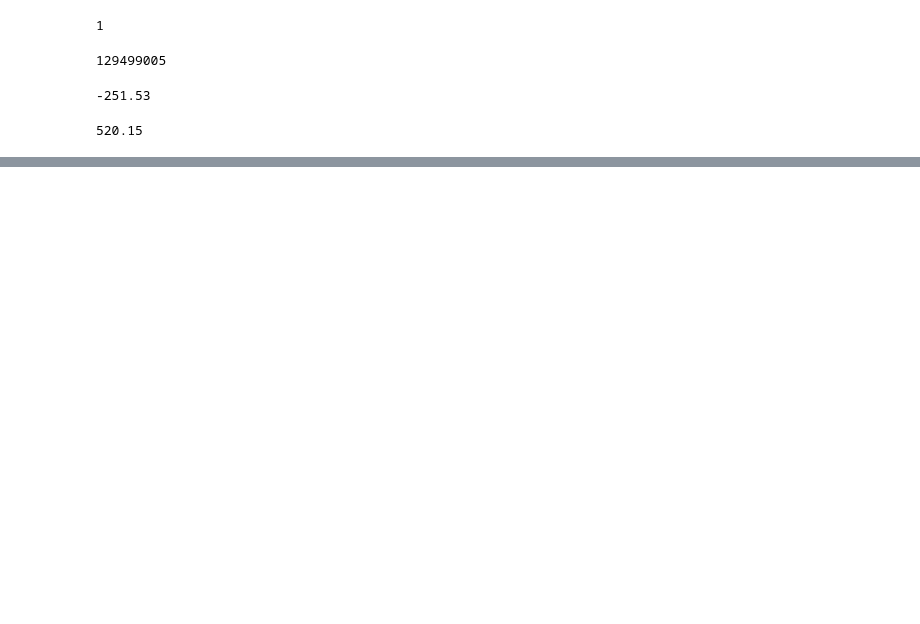
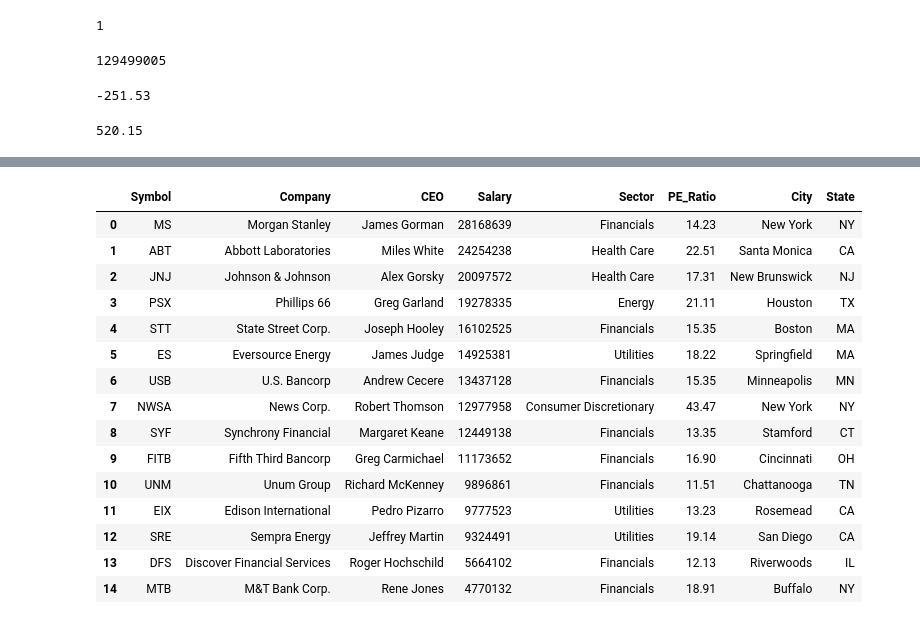
Before and after one commit to yujinie-choi/data_project_one, a Jupyter notebook: salary2.ipynb, the cells around one changed output, grey strips where cells are left out. Saved outputs shown, nothing was run; the diff lists cells and outputs as text; code cells hidden in the pictures; blank space fills up the shorter version.

Commit message:
Adding data on math employees, State popln, Corp HQs, updating pythin file

```diff
--- a/salary2.ipynb
+++ b/salary2.ipynb
@@ -178,0 +177,6 @@ plt.show()
+# %%
+# Import location data for companies
+
+corp_hq = "corp_head_b.csv"
+headq_df = pd.read_csv(corp_hq, encoding="utf-8")
+headq_df.head()
@@ -178,0 +191,5 @@ plt.show()
+# %%
+#New dataframe with just Company, City, State
+
+corp_with_hq = headq_df[["Company", "City", "State"]]
+corp_with_hq.head()
@@ -178,0 +203,22 @@ plt.show()
+# %%
+#Merge headquarters data with latest dataframe, merge on Name
+
+allco_with_hq = pd.merge(rename_allco, corp_with_hq, on="Company")
+allco_with_hq
+# %% [output]
+|  | Symbol | Company | CEO | Salary | Sector | PE_Ratio | City | State |
+| 0 | MS | Morgan Stanley | James Gorman | 28168639 | Financials | 14.23 | New York | NY |
+| 1 | ABT | Abbott Laboratories | Miles White | 24254238 | Health Care | 22.51 | Santa Monica | CA |
+| 2 | JNJ | Johnson & Johnson | Alex Gorsky | 20097572 | Health Care | 17.31 | New Brunswick | NJ |
+| 3 | PSX | Phillips 66 | Greg Garland | 19278335 | Energy | 21.11 | Houston | TX |
+| 4 | STT | State Street Corp. | Joseph Hooley | 16102525 | Financials | 15.35 | Boston | MA |
+| 5 | ES | Eversource Energy | James Judge | 14925381 | Utilities | 18.22 | Springfield | MA |
+| 6 | USB | U.S. Bancorp | Andrew Cecere | 13437128 | Financials | 15.35 | Minneapolis | MN |
+| 7 | NWSA | News Corp. | Robert Thomson | 12977958 | Consumer Discretionary | 43.47 | New York | NY |
+| 8 | SYF | Synchrony Financial | Margaret Keane | 12449138 | Financials | 13.35 | Stamford | CT |
+| 9 | FITB | Fifth Third Bancorp | Greg Carmichael | 11173652 | Financials | 16.90 | Cincinnati | OH |
+| 10 | UNM | Unum Group | Richard McKenney | 9896861 | Financials | 11.51 | Chattanooga | TN |
+| 11 | EIX | Edison International | Pedro Pizarro | 9777523 | Utilities | 13.23 | Rosemead | CA |
+| 12 | SRE | Sempra Energy | Jeffrey Martin | 9324491 | Utilities | 19.14 | San Diego | CA |
+| 13 | DFS | Discover Financial Services | Roger Hochschild | 5664102 | Financials | 12.13 | Riverwoods | IL |
+| 14 | MTB | M&T Bank Corp. | Rene Jones | 4770132 | Financials | 18.91 | Buffalo | NY |
```
Also changed, not shown: parts of 8 cells of this notebook, 3 other files.
